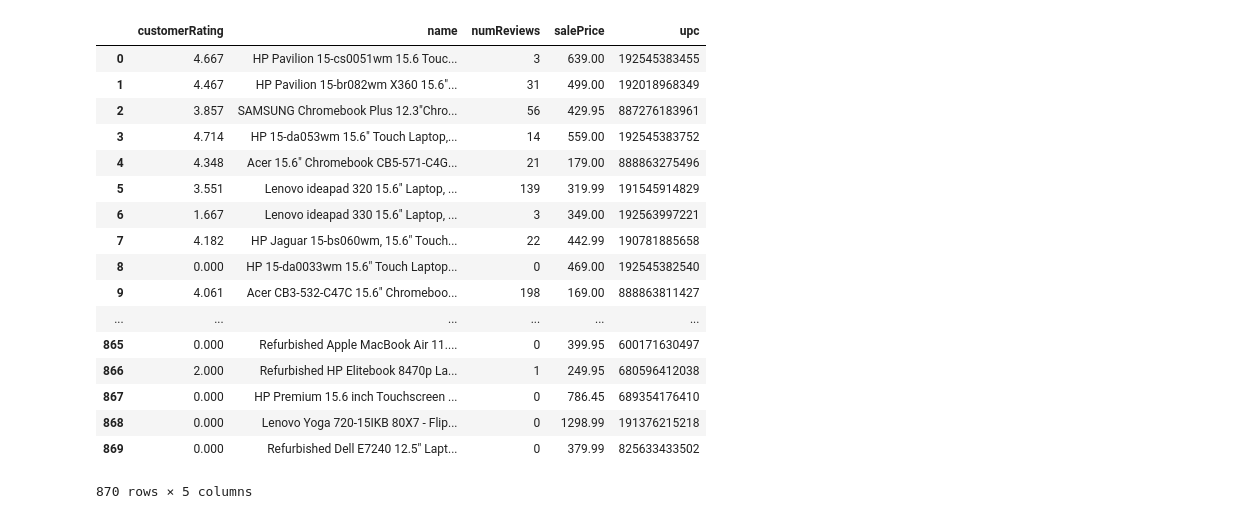
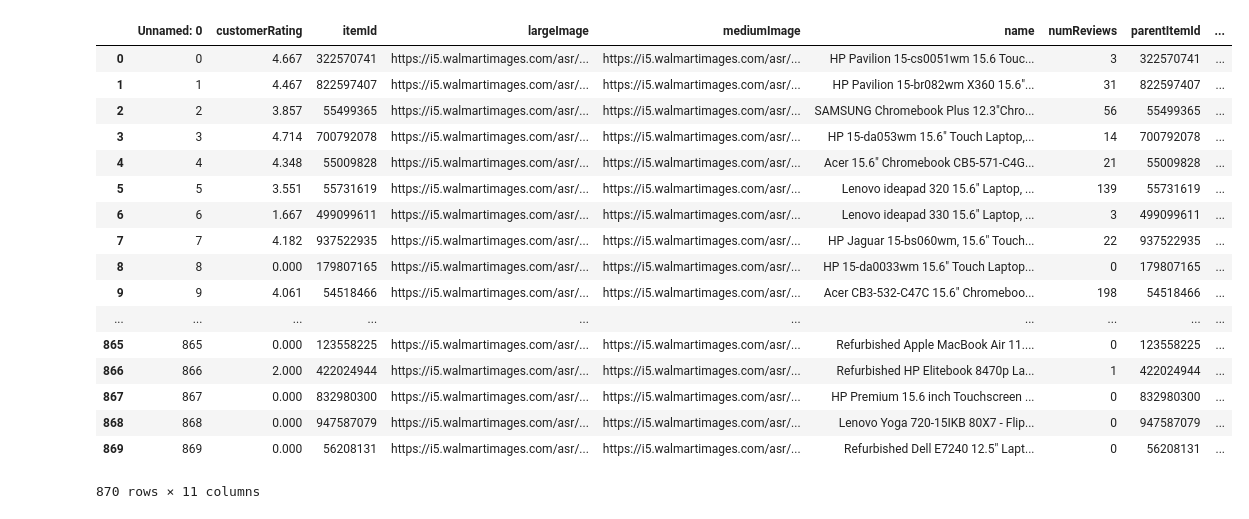
Before and after one commit to craigpreid/HackNSlack, a Jupyter notebook: test_code/Compare.ipynb, the cells around one changed output. Cells and saved outputs as stored; diff of their text form; code cells hidden in the pictures.

```diff
--- a/test_code/Compare.ipynb
+++ b/test_code/Compare.ipynb
@@ -13,39 +13,39 @@ import csv
 # %%
 # # open and clean walmart data file
 # filepath = os.path.join('Walmart_datasets/walmart_Laptop_data_file.csv')
 # with open(filepath, 'r') as csvfile:
 #     csvreader = csv.reader(csvfile, delimiter=',')
 #     laptops_df = pd.DataFrame(csvreader)
 
 # Raw data file
 file_to_load = "Walmart_datasets/walmart_Laptop_data_file2.csv"
 #file_to_load = "BestBuy_datasets/LaptopBestbuy.csv"
 
 
 # Read purchasing file and store into pandas data frame
 wal_laptop_df = pd.read_csv(file_to_load)
 wal_laptop_df = wal_laptop_df.drop_duplicates()
 wal_laptop_df = wal_laptop_df.drop(columns = ['categoryNode','categoryPath'])
-wal_laptop_df = wal_laptop_df[['customerRating', 'name', 'numReviews', 'salePrice','upc']]
+#wal_laptop_df = wal_laptop_df[['itemId','customerRating', 'name', 'numReviews', 'salePrice','upc']]
 
 
 wal_laptop_df
 # %% [output]
-|  | customerRating | name | numReviews | salePrice | upc |
-| 0 | 4.667 | HP Pavilion 15-cs0051wm 15.6 Touc... | 3 | 639.00 | 192545383455 |
-| 1 | 4.467 | HP Pavilion 15-br082wm X360 15.6"... | 31 | 499.00 | 192018968349 |
-| 2 | 3.857 | SAMSUNG Chromebook Plus 12.3"Chro... | 56 | 429.95 | 887276183961 |
-| 3 | 4.714 | HP 15-da053wm 15.6" Touch Laptop,... | 14 | 559.00 | 192545383752 |
-| 4 | 4.348 | Acer 15.6" Chromebook CB5-571-C4G... | 21 | 179.00 | 888863275496 |
-| 5 | 3.551 | Lenovo ideapad 320 15.6" Laptop, ... | 139 | 319.99 | 191545914829 |
-| 6 | 1.667 | Lenovo ideapad 330 15.6" Laptop, ... | 3 | 349.00 | 192563997221 |
-| 7 | 4.182 | HP Jaguar 15-bs060wm, 15.6" Touch... | 22 | 442.99 | 190781885658 |
-| 8 | 0.000 | HP 15-da0033wm 15.6" Touch Laptop... | 0 | 469.00 | 192545382540 |
-| 9 | 4.061 | Acer CB3-532-C47C 15.6" Chromeboo... | 198 | 169.00 | 888863811427 |
-| ... | ... | ... | ... | ... | ... |
-| 865 | 0.000 | Refurbished Apple MacBook Air 11.... | 0 | 399.95 | 600171630497 |
-| 866 | 2.000 | Refurbished HP Elitebook 8470p La... | 1 | 249.95 | 680596412038 |
-| 867 | 0.000 | HP Premium 15.6 inch Touchscreen ... | 0 | 786.45 | 689354176410 |
-| 868 | 0.000 | Lenovo Yoga 720-15IKB 80X7 - Flip... | 0 | 1298.99 | 191376215218 |
-| 869 | 0.000 | Refurbished Dell E7240 12.5" Lapt... | 0 | 379.99 | 825633433502 |
+|  | Unnamed: 0 | customerRating | itemId | largeImage | mediumImage | name | numReviews | parentItemId | ... |
+| 0 | 0 | 4.667 | 322570741 | https://i5.walmartimages.com/asr/... | https://i5.walmartimages.com/asr/... | HP Pavilion 15-cs0051wm 15.6 Touc... | 3 | 322570741 | ... |
+| 1 | 1 | 4.467 | 822597407 | https://i5.walmartimages.com/asr/... | https://i5.walmartimages.com/asr/... | HP Pavilion 15-br082wm X360 15.6"... | 31 | 822597407 | ... |
+| 2 | 2 | 3.857 | 55499365 | https://i5.walmartimages.com/asr/... | https://i5.walmartimages.com/asr/... | SAMSUNG Chromebook Plus 12.3"Chro... | 56 | 55499365 | ... |
+| 3 | 3 | 4.714 | 700792078 | https://i5.walmartimages.com/asr/... | https://i5.walmartimages.com/asr/... | HP 15-da053wm 15.6" Touch Laptop,... | 14 | 700792078 | ... |
+| 4 | 4 | 4.348 | 55009828 | https://i5.walmartimages.com/asr/... | https://i5.walmartimages.com/asr/... | Acer 15.6" Chromebook CB5-571-C4G... | 21 | 55009828 | ... |
+| 5 | 5 | 3.551 | 55731619 | https://i5.walmartimages.com/asr/... | https://i5.walmartimages.com/asr/... | Lenovo ideapad 320 15.6" Laptop, ... | 139 | 55731619 | ... |
+| 6 | 6 | 1.667 | 499099611 | https://i5.walmartimages.com/asr/... | https://i5.walmartimages.com/asr/... | Lenovo ideapad 330 15.6" Laptop, ... | 3 | 499099611 | ... |
+| 7 | 7 | 4.182 | 937522935 | https://i5.walmartimages.com/asr/... | https://i5.walmartimages.com/asr/... | HP Jaguar 15-bs060wm, 15.6" Touch... | 22 | 937522935 | ... |
+| 8 | 8 | 0.000 | 179807165 | https://i5.walmartimages.com/asr/... | https://i5.walmartimages.com/asr/... | HP 15-da0033wm 15.6" Touch Laptop... | 0 | 179807165 | ... |
+| 9 | 9 | 4.061 | 54518466 | https://i5.walmartimages.com/asr/... | https://i5.walmartimages.com/asr/... | Acer CB3-532-C47C 15.6" Chromeboo... | 198 | 54518466 | ... |
+| ... | ... | ... | ... | ... | ... | ... | ... | ... | ... |
+| 865 | 865 | 0.000 | 123558225 | https://i5.walmartimages.com/asr/... | https://i5.walmartimages.com/asr/... | Refurbished Apple MacBook Air 11.... | 0 | 123558225 | ... |
+| 866 | 866 | 2.000 | 422024944 | https://i5.walmartimages.com/asr/... | https://i5.walmartimages.com/asr/... | Refurbished HP Elitebook 8470p La... | 1 | 422024944 | ... |
+| 867 | 867 | 0.000 | 832980300 | https://i5.walmartimages.com/asr/... | https://i5.walmartimages.com/asr/... | HP Premium 15.6 inch Touchscreen ... | 0 | 832980300 | ... |
+| 868 | 868 | 0.000 | 947587079 | https://i5.walmartimages.com/asr/... | https://i5.walmartimages.com/asr/... | Lenovo Yoga 720-15IKB 80X7 - Flip... | 0 | 947587079 | ... |
+| 869 | 869 | 0.000 | 56208131 | https://i5.walmartimages.com/asr/... | https://i5.walmartimages.com/asr/... | Refurbished Dell E7240 12.5" Lapt... | 0 | 56208131 | ... |
-870 rows × 5 columns
+870 rows × 11 columns
```
Also changed, not shown: parts of 3 cells of this notebook, 4 other files.
